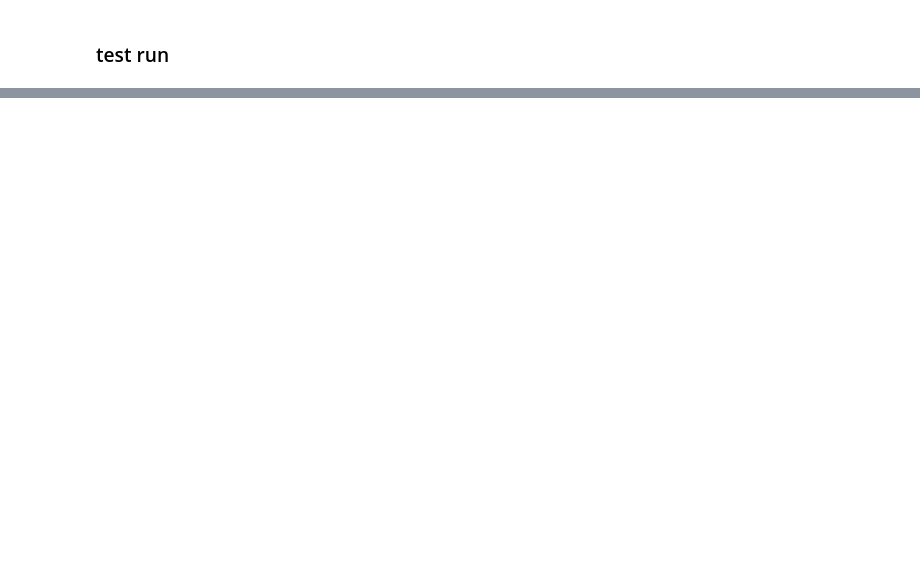
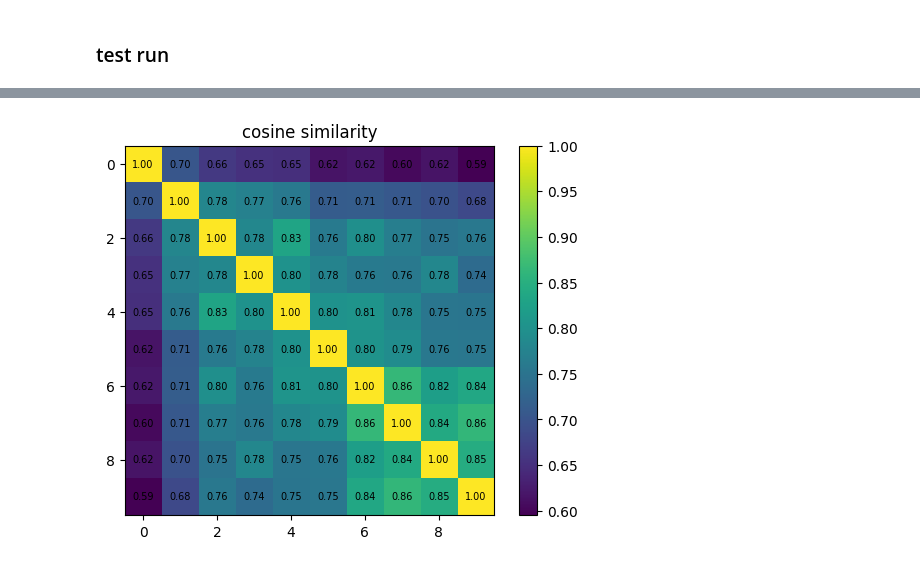
Before and after one commit to karanjotsv/SAEs, a Jupyter notebook: saelens.ipynb, the cells around one changed output, grey strips where cells are left out. Cells and saved outputs as stored; diff of their text form; code cells hidden in the pictures; blank space fills up the shorter version.

Commit message:
LLM and SAE activations

```diff
--- a/saelens.ipynb
+++ b/saelens.ipynb
@@ -36,7 +36,7 @@ def get_sae_features(text, model, tokenizer, sae, layer, device):
 
     return rt
 # %%
-device = 'cuda' if torch.cuda.is_available() else 'cpu'
+device = 'cuda:7' if torch.cuda.is_available() else 'cpu'
 
 model_id = "google/gemma-2-2b"
 
@@ -65,3 +65,14 @@ loaded SAE layer_12/width_16k/canonical on cuda
 # %% [markdown]
 ### test run
+# %%
+import json
+
+
+with open('topiocqa.json') as f:
+    data = json.load(f)
+
+num_conv = 5
+
+# convs = [i for i in data if int(list(i.keys())[0].split('_')[0]) < num_conv]
+# convs
 # %%
@@ -120,0 +125,29 @@ predicted next token:  She
+# %%
+act_similarity = compute_similarity_matrices(activations)
+
+in_similarity = compute_similarity_matrices(inputs)
+# %%
+import matplotlib.pyplot as plt
+
+
+def plot_sim(sim):
+    if isinstance(sim, torch.Tensor):
+        sim = sim.detach().cpu()
+
+    plt.imshow(sim, cmap="viridis")
+    plt.colorbar()
+    plt.title("cosine similarity")
+
+    # add values in each cell
+    for i in range(sim.shape[0]):
+        for j in range(sim.shape[1]):
+            plt.text(
+                j, i,
+                f"{sim[i, j]:.2f}",
+                ha="center",
+                va="center",
+                color="black",
+                fontsize=7
+            )
+
+    plt.show()
@@ -120,0 +158,4 @@ predicted next token:  She
+# %%
+plot_sim(act_similarity[5])
+# %% [output]
+[figure, added]
```
Also changed, not shown: parts of 9 cells of this notebook, 41 other files.
